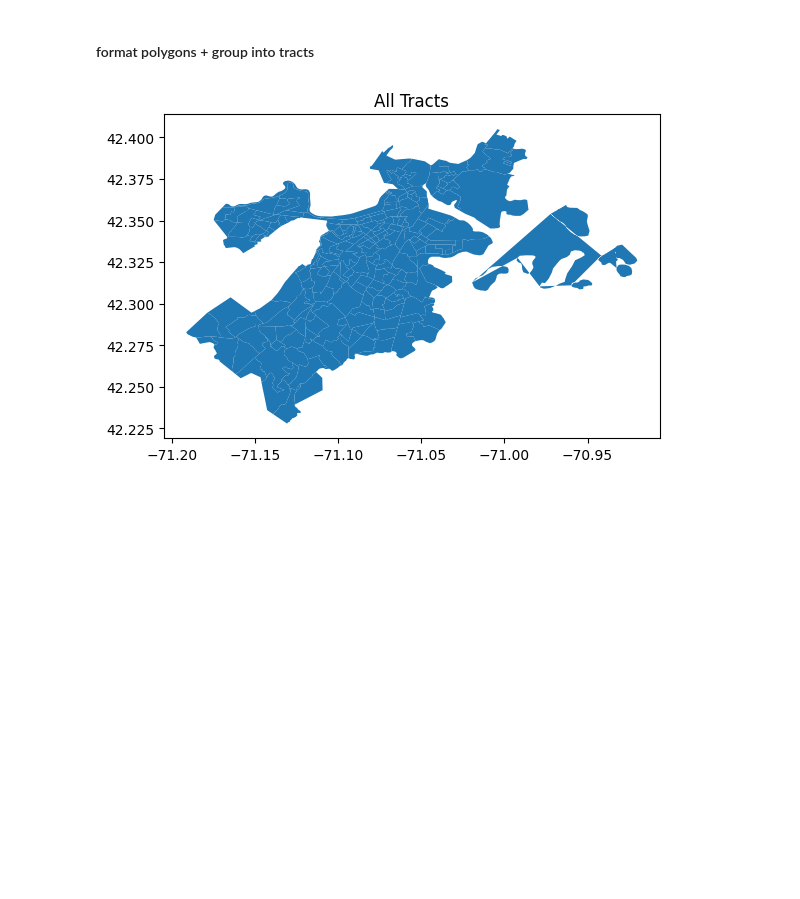
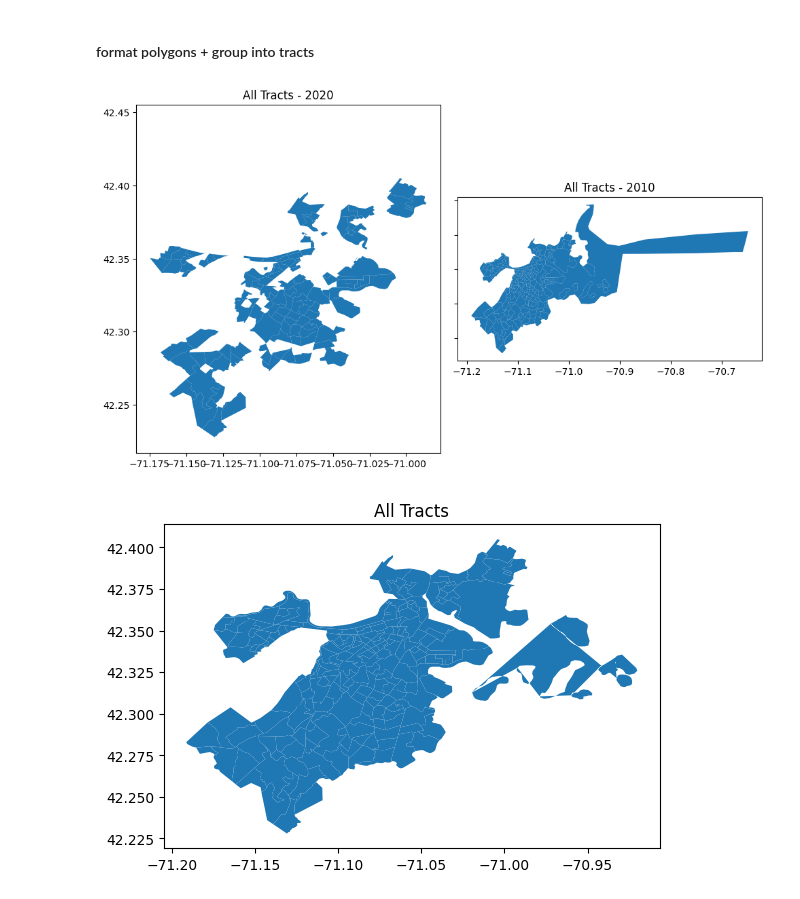
Before and after one commit to BU-Spark/ds-livable-streets-infra, a Jupyter notebook: fa23-team/analysis/bike_lanes.ipynb, the cells around one changed output. Saved outputs shown, nothing was run; the diff lists cells and outputs as text; code cells hidden in the pictures; blank space fills up the shorter version.

```diff
--- a/fa23-team/analysis/bike_lanes.ipynb
+++ b/fa23-team/analysis/bike_lanes.ipynb
@@ -26 +26,7 @@ blocks_file_path = parent_directory + '/data/census2020_blockgroups.json'
 blocks = gpd.read_file(blocks_file_path)
+# %%
+tracts_2020_file_path = parent_directory + '/data/2020_Census_Tracts_in_Boston.geojson' #https://data.boston.gov/dataset/2020-census-tracts-in-boston
+tracts_2020 = gpd.read_file(tracts_2020_file_path)
+tracts_2010_file_path = parent_directory + '/data/Census_2010_Tracts.geojson' #https://data.boston.gov/dataset/census-2010-tracts
+tracts_2010 = gpd.read_file(tracts_2010_file_path)
+tract_dict = pd.read_csv("https://www2.census.gov/geo/docs/maps-data/data/rel2020/tract/tab20_tract20_tract10_st25.txt", sep= '|') # tract translation between 2010&2020
@@ -26,0 +64,20 @@ blocks = gpd.read_file(blocks_file_path)
+# %%
+# merging tract data
+final_tracts = tracts_2010.copy()
+final_tracts.rename(columns = {'geometry': 'geometry10'}, inplace=True)
+final_tracts['geo_id20'] = None
+final_tracts['name20'] = None
+final_tracts['geometry20'] = None
+for i, row in tracts_2010.iterrows():
+    geo_id10 = int(row['GEOID10'])
+    match = tract_dict.loc[tract_dict['GEOID_TRACT_10']==geo_id10]
+    if len(match)!=1:
+        continue
+    elif len(match)==1:
+        geo_id20 = match['GEOID_TRACT_20'].iloc[0]
+        name20 = tracts_2020.loc[tracts_2020['geoid20']==str(geo_id20)]['name20'].iloc[0]
+        geometry20 = tracts_2020.loc[tracts_2020['geoid20']==str(geo_id20)]['geometry'].iloc[0]
+        final_tracts.at[i, 'geo_id20'] = geo_id20
+        final_tracts.at[i, 'name20'] = name20
+        final_tracts.at[i, 'geometry20'] = geometry20
+final_tracts
@@ -61,6 +202,26 @@ for i, row in blocks.iterrows():
         formatted_polygon = Polygon(polygon_latlon)
 
     blocks.at[i, 'formatted_polygon'] = formatted_polygon
+# %%
+import matplotlib.pyplot as plt
+import geopandas as gpd
+
+# Create subplots with equal aspect ratio
+fig, ax = plt.subplots(1, 2, figsize=(10, 6), sharey=True)
+# Convert final_tracts to GeoDataFrames
+tracts2020_gdf = gpd.GeoDataFrame(final_tracts, geometry='geometry20')
+tracts2010_gdf = gpd.GeoDataFrame(final_tracts, geometry='geometry10')
+
+# Plot the polygons
+tracts2020_gdf.plot(ax=ax[0])
+ax[0].set_title('All Tracts - 2020')
+tracts2010_gdf.plot(ax=ax[1])
+ax[1].set_title('All Tracts - 2010')
+
+plt.tight_layout()
+plt.show()
+# %% [output]
+[figure, added]
 # %%
 from shapely.ops import unary_union
 grouped_tracts = blocks.groupby('TRACTCE20')['formatted_polygon'].apply(unary_union).reset_index()
```
Also changed, not shown: parts of 21 cells of this notebook.
